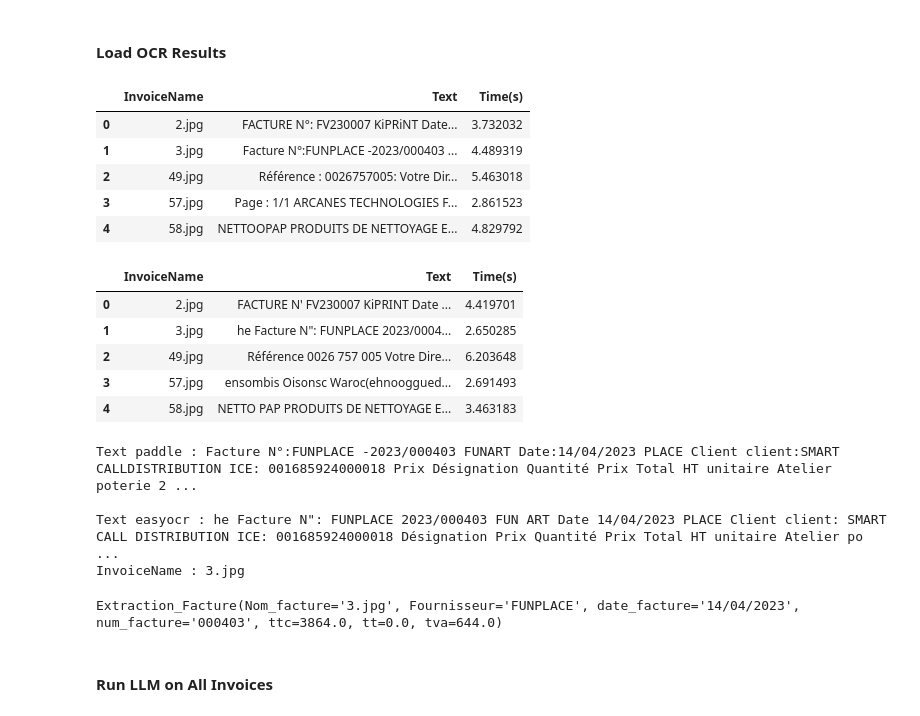
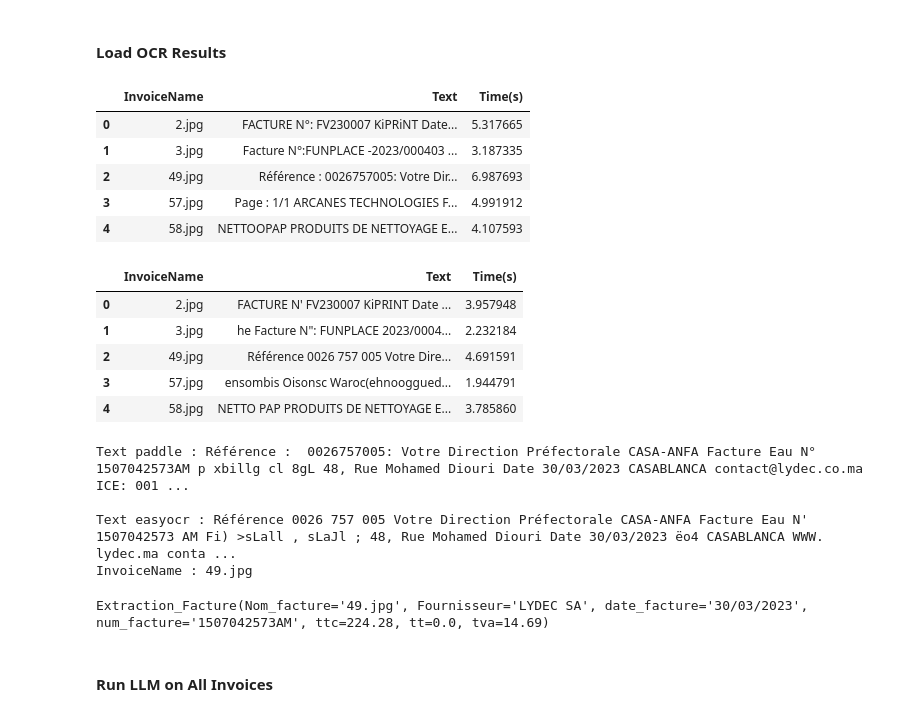
Before and after one commit to MasrourTawfik/Textra_Insights, a Jupyter notebook: Notebooks/Benchmarking.ipynb, the cells around one changed output. Drawn from its saved outputs; the diff is of its cells as text; code cells hidden in the pictures.

```diff
--- a/Notebooks/Benchmarking.ipynb
+++ b/Notebooks/Benchmarking.ipynb
@@ -324,27 +454,27 @@ def Run_LLM_ALL(OCR_dataframe,pipelineName):
 # %% [markdown]
 #### Load OCR Results
 # %%
-df_paddle = pd.read_csv(project_path+'CSVs/PaddleOCR_Results.csv')
+df_paddle = pd.read_csv('CSVs/PaddleOCR_Results.csv')
 df_paddle.head()
 # %% [output]
 |  | InvoiceName | Text | Time(s) |
-| 0 | 2.jpg | FACTURE N°: FV230007 KiPRiNT Date... | 3.732032 |
-| 1 | 3.jpg | Facture N°:FUNPLACE -2023/000403 ... | 4.489319 |
-| 2 | 49.jpg | Référence : 0026757005: Votre Dir... | 5.463018 |
-| 3 | 57.jpg | Page : 1/1 ARCANES TECHNOLOGIES F... | 2.861523 |
-| 4 | 58.jpg | NETTOOPAP PRODUITS DE NETTOYAGE E... | 4.829792 |
+| 0 | 2.jpg | FACTURE N°: FV230007 KiPRiNT Date... | 5.317665 |
+| 1 | 3.jpg | Facture N°:FUNPLACE -2023/000403 ... | 3.187335 |
+| 2 | 49.jpg | Référence : 0026757005: Votre Dir... | 6.987693 |
+| 3 | 57.jpg | Page : 1/1 ARCANES TECHNOLOGIES F... | 4.991912 |
+| 4 | 58.jpg | NETTOOPAP PRODUITS DE NETTOYAGE E... | 4.107593 |
 # %%
-df_easyocr = pd.read_csv(project_path+'CSVs/EasyOCR_Results.csv')
+df_easyocr = pd.read_csv('CSVs/EasyOCR_Results.csv')
 df_easyocr.head()
 # %% [output]
 |  | InvoiceName | Text | Time(s) |
-| 0 | 2.jpg | FACTURE N' FV230007 KiPRINT Date ... | 4.419701 |
-| 1 | 3.jpg | he Facture N": FUNPLACE 2023/0004... | 2.650285 |
-| 2 | 49.jpg | Référence 0026 757 005 Votre Dire... | 6.203648 |
-| 3 | 57.jpg | ensombis Oisonsc Waroc(ehnooggued... | 2.691493 |
-| 4 | 58.jpg | NETTO PAP PRODUITS DE NETTOYAGE E... | 3.463183 |
+| 0 | 2.jpg | FACTURE N' FV230007 KiPRINT Date ... | 3.957948 |
+| 1 | 3.jpg | he Facture N": FUNPLACE 2023/0004... | 2.232184 |
+| 2 | 49.jpg | Référence 0026 757 005 Votre Dire... | 4.691591 |
+| 3 | 57.jpg | ensombis Oisonsc Waroc(ehnooggued... | 1.944791 |
+| 4 | 58.jpg | NETTO PAP PRODUITS DE NETTOYAGE E... | 3.785860 |
 # %%
-index = 1
+index = 2
 Text_paddle = df_paddle['Text'].values[index]
 Text_easyocr = df_easyocr['Text'].values[index]
 InvoiceName = df_paddle['InvoiceName'].values[index]
@@ -356,11 +486,11 @@ print("InvoiceName :", InvoiceName)
 response = Run_LLM(Text_paddle, InvoiceName)
 response
 # %% [output]
-Text paddle : Facture N°:FUNPLACE -2023/000403 FUNART Date:14/04/2023 PLACE Client client:SMART CALLDISTRIBUTION ICE: 001685924000018 Prix Désignation Quantité Prix Total HT unitaire Atelier poterie 2 ...
+Text paddle : Référence :  0026757005: Votre Direction Préfectorale CASA-ANFA Facture Eau N° 1507042573AM p xbillg cl 8gL 48, Rue Mohamed Diouri Date 30/03/2023 CASABLANCA contact@lydec.co.ma ICE: 001 ...
 
-Text easyocr : he Facture N": FUNPLACE 2023/000403 FUN ART Date 14/04/2023 PLACE Client client: SMART CALL DISTRIBUTION ICE: 001685924000018 Désignation Prix Quantité Prix Total HT unitaire Atelier po ...
-InvoiceName : 3.jpg
+Text easyocr : Référence 0026 757 005 Votre Direction Préfectorale CASA-ANFA Facture Eau N' 1507042573 AM Fi) >sLall , sLaJl ; 48, Rue Mohamed Diouri Date 30/03/2023 ëo4 CASABLANCA WWW. lydec.ma conta ...
+InvoiceName : 49.jpg
-Extraction_Facture(Nom_facture='3.jpg', Fournisseur='FUNPLACE', date_facture='14/04/2023', num_facture='000403', ttc=3864.0, tt=0.0, tva=644.0)
+Extraction_Facture(Nom_facture='49.jpg', Fournisseur='LYDEC SA', date_facture='30/03/2023', num_facture='1507042573AM', ttc=224.28, tt=0.0, tva=14.69)
 # %% [markdown]
 #### Run LLM on All Invoices
 # %%
```
Also changed, not shown: parts of 69 cells of this notebook.
